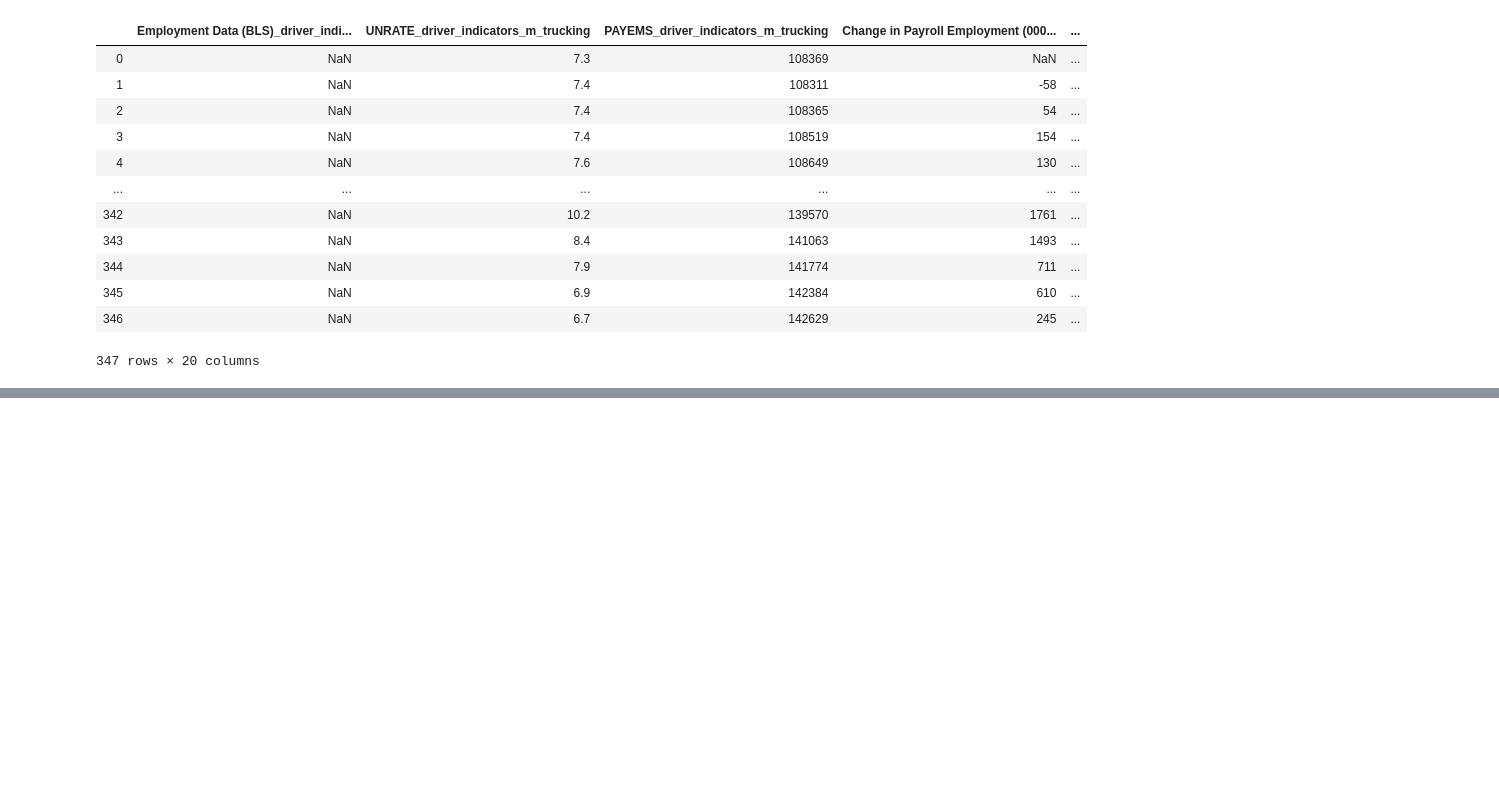
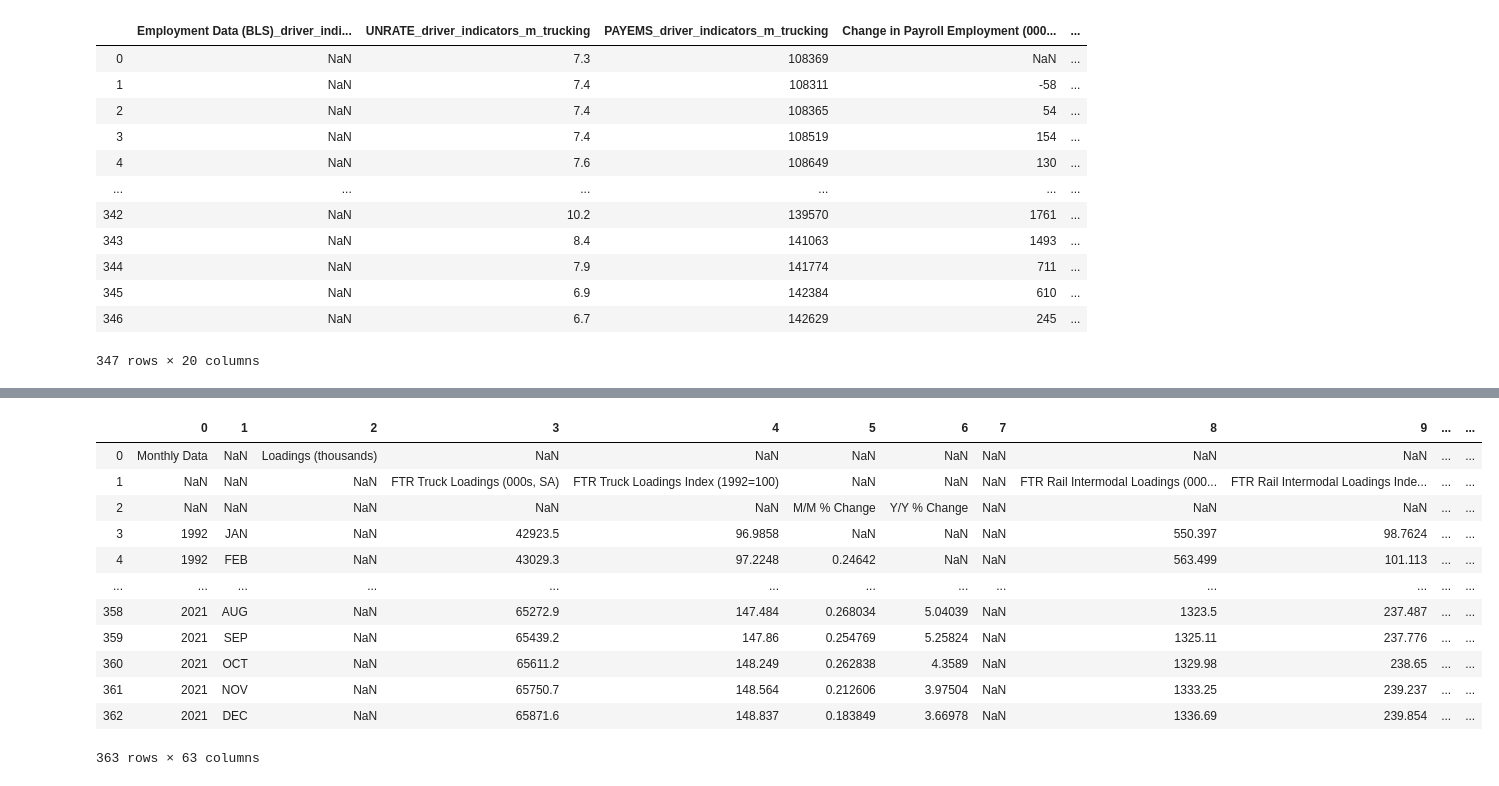
Before and after one commit to rnair7163/LabelMaster_Sales_Forecasting, a Jupyter notebook: trucking_database.ipynb, the cells around one changed output, grey strips where cells are left out. Cells and saved outputs as stored; diff of their text form; code cells hidden in the pictures; blank space fills up the shorter version.

Commit message:
added truck and trailer data with trucking data

```diff
--- a/trucking_database.ipynb
+++ b/trucking_database.ipynb
@@ -425,0 +695,3 @@ monthly_df = pd.concat(dfs, join='inner', axis=1)
+# %%
+freight_m = pd.read_excel(open('Truck & Trailer Database.xlsx', 'rb'), sheet_name='freight-m')
+freight_m
@@ -425,0 +712,3 @@ monthly_df = pd.concat(dfs, join='inner', axis=1)
+# %%
+freight_m = freight_m.T
+freight_m
@@ -425,0 +729,18 @@ monthly_df = pd.concat(dfs, join='inner', axis=1)
+# %%
+freight_m = freight_m.reset_index()
+freight_m = freight_m.drop('index', axis=1)
+freight_m
+# %% [output]
+|  | 0 | 1 | 2 | 3 | 4 | 5 | 6 | 7 | 8 | 9 | ... | ... |
+| 0 | Monthly Data | NaN | Loadings (thousands) | NaN | NaN | NaN | NaN | NaN | NaN | NaN | ... | ... |
+| 1 | NaN | NaN | NaN | FTR Truck Loadings (000s, SA) | FTR Truck Loadings Index (1992=100) | NaN | NaN | NaN | FTR Rail Intermodal Loadings (000... | FTR Rail Intermodal Loadings Inde... | ... | ... |
+| 2 | NaN | NaN | NaN | NaN | NaN | M/M % Change | Y/Y % Change | NaN | NaN | NaN | ... | ... |
+| 3 | 1992 | JAN | NaN | 42923.5 | 96.9858 | NaN | NaN | NaN | 550.397 | 98.7624 | ... | ... |
+| 4 | 1992 | FEB | NaN | 43029.3 | 97.2248 | 0.24642 | NaN | NaN | 563.499 | 101.113 | ... | ... |
+| ... | ... | ... | ... | ... | ... | ... | ... | ... | ... | ... | ... | ... |
+| 358 | 2021 | AUG | NaN | 65272.9 | 147.484 | 0.268034 | 5.04039 | NaN | 1323.5 | 237.487 | ... | ... |
+| 359 | 2021 | SEP | NaN | 65439.2 | 147.86 | 0.254769 | 5.25824 | NaN | 1325.11 | 237.776 | ... | ... |
+| 360 | 2021 | OCT | NaN | 65611.2 | 148.249 | 0.262838 | 4.3589 | NaN | 1329.98 | 238.65 | ... | ... |
+| 361 | 2021 | NOV | NaN | 65750.7 | 148.564 | 0.212606 | 3.97504 | NaN | 1333.25 | 239.237 | ... | ... |
+| 362 | 2021 | DEC | NaN | 65871.6 | 148.837 | 0.183849 | 3.66978 | NaN | 1336.69 | 239.854 | ... | ... |
+363 rows × 63 columns
```
Also changed, not shown: parts of 34 cells of this notebook.
